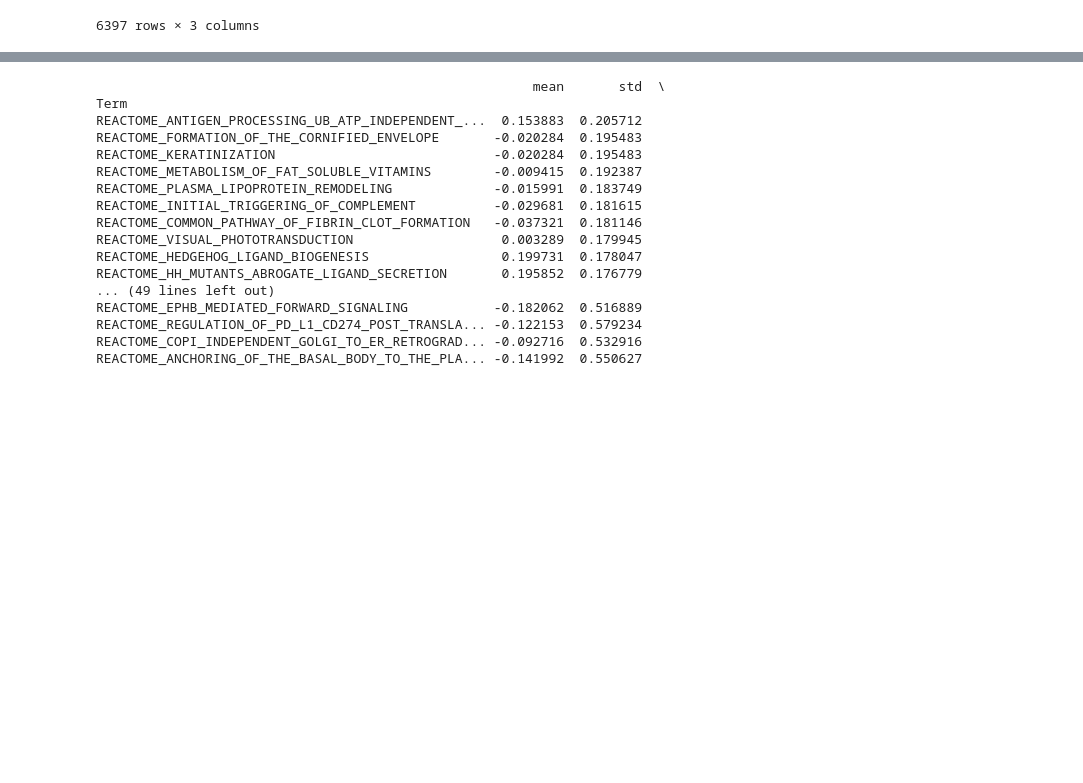
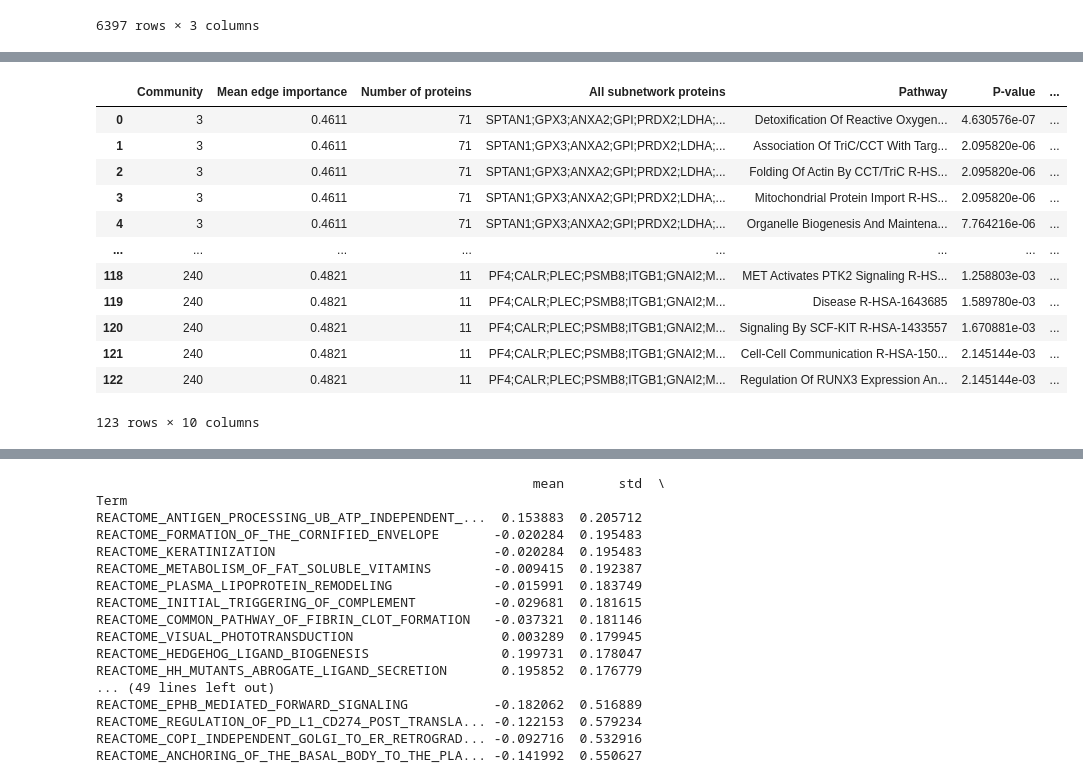
Before and after one commit to paulaliv/AAA_project, a Jupyter notebook: Gnn_explainer_results.ipynb, the cells around one changed output, grey strips where cells are left out. Cells and saved outputs as stored; diff of their text form; code cells hidden in the pictures; blank space fills up the shorter version.

```diff
--- a/Gnn_explainer_results.ipynb
+++ b/Gnn_explainer_results.ipynb
@@ -6,3 +6,6 @@ gene_to_idx_tissue = pd.read_csv('PR80_30/gene_to_idx_400_tissue.csv')
 import torch
 tissue_results = torch.load('training_plots/orth_recon_task/explainer_fold_results_tissue.pt', weights_only=False)
 plasma_results = torch.load('training_plots/orth_recon_task/explainer_fold_results_plasma.pt', weights_only=False)
+# %%
+graphs_plasma = torch.load("PR80_30/proteins_graphs_400_plasma.pt", weights_only=False)
+graphs_tissue = torch.load("PR80_30/proteins_graphs_400_tissue.pt", weights_only=False)
@@ -199,3 +222,9 @@ print(plasma_explanations_df.head())
 # %%
 tissue_explanations_df = (tissue_explanations_df.sort_values(['sample','importance'],ascending=[True,False]))
 plasma_explanations_df = (plasma_explanations_df.sort_values(['sample','importance'],ascending=[True,False]))
+# %%
+node_importance_tissue = (
+    tissue_explanations_df
+    .groupby("idx")["importance"]
+    .median()
+)
@@ -201,0 +257,27 @@ plasma_explanations_df = (plasma_explanations_df.sort_values(['sample','importan
+# %%
+node_importance_plasma = (
+    plasma_explanations_df
+    .groupby("idx")["importance"]
+    .median()
+)
+g0_plasma = graphs_plasma[0]
+# Use the graph topology from one tissue graph
+edge_index_plasma = g0_plasma.edge_index
+
+src_plasma = edge_index_plasma[0]
+dst_plasma = edge_index_plasma[1]
+
+edge_importance_plasma = (
+                          node_importance_plasma.loc[src_plasma.numpy()].values +
+                          node_importance_tissue.loc[dst_plasma.numpy()].values
+                  ) / 2
+print(np.percentile(
+    edge_importance_plasma,
+    [50, 75, 90, 95, 99]
+))
+threshold = np.percentile(edge_importance_plasma, 99)
+
+keep = edge_importance_plasma >= threshold
+
+edge_index_filtered_plasma = edge_index_plasma.numpy()[:, keep]
+edge_importance_filtered_plasma = edge_importance_plasma[keep]
@@ -201,0 +348,6 @@ plasma_explanations_df = (plasma_explanations_df.sort_values(['sample','importan
+# %%
+
+avg_mask_plasma, coms_plasma  = find_communities(
+    edge_index_filtered_plasma,
+    edge_importance_filtered_plasma
+)
@@ -201,0 +422,16 @@ plasma_explanations_df = (plasma_explanations_df.sort_values(['sample','importan
+# %%
+pathway_enrich_df_plasma.head(500)
+# %% [output]
+|  | Community | Mean edge importance | Number of proteins | All subnetwork proteins | Pathway | P-value | ... |
+| 0 | 3 | 0.4611 | 71 | SPTAN1;GPX3;ANXA2;GPI;PRDX2;LDHA;... | Detoxification Of Reactive Oxygen... | 4.630576e-07 | ... |
+| 1 | 3 | 0.4611 | 71 | SPTAN1;GPX3;ANXA2;GPI;PRDX2;LDHA;... | Association Of TriC/CCT With Targ... | 2.095820e-06 | ... |
+| 2 | 3 | 0.4611 | 71 | SPTAN1;GPX3;ANXA2;GPI;PRDX2;LDHA;... | Folding Of Actin By CCT/TriC R-HS... | 2.095820e-06 | ... |
+| 3 | 3 | 0.4611 | 71 | SPTAN1;GPX3;ANXA2;GPI;PRDX2;LDHA;... | Mitochondrial Protein Import R-HS... | 2.095820e-06 | ... |
+| 4 | 3 | 0.4611 | 71 | SPTAN1;GPX3;ANXA2;GPI;PRDX2;LDHA;... | Organelle Biogenesis And Maintena... | 7.764216e-06 | ... |
+| ... | ... | ... | ... | ... | ... | ... | ... |
+| 118 | 240 | 0.4821 | 11 | PF4;CALR;PLEC;PSMB8;ITGB1;GNAI2;M... | MET Activates PTK2 Signaling R-HS... | 1.258803e-03 | ... |
+| 119 | 240 | 0.4821 | 11 | PF4;CALR;PLEC;PSMB8;ITGB1;GNAI2;M... | Disease R-HSA-1643685 | 1.589780e-03 | ... |
+| 120 | 240 | 0.4821 | 11 | PF4;CALR;PLEC;PSMB8;ITGB1;GNAI2;M... | Signaling By SCF-KIT R-HSA-1433557 | 1.670881e-03 | ... |
+| 121 | 240 | 0.4821 | 11 | PF4;CALR;PLEC;PSMB8;ITGB1;GNAI2;M... | Cell-Cell Communication R-HSA-150... | 2.145144e-03 | ... |
+| 122 | 240 | 0.4821 | 11 | PF4;CALR;PLEC;PSMB8;ITGB1;GNAI2;M... | Regulation Of RUNX3 Expression An... | 2.145144e-03 | ... |
+123 rows × 10 columns
```
Also changed, not shown: parts of 32 cells of this notebook, 18 other files.
